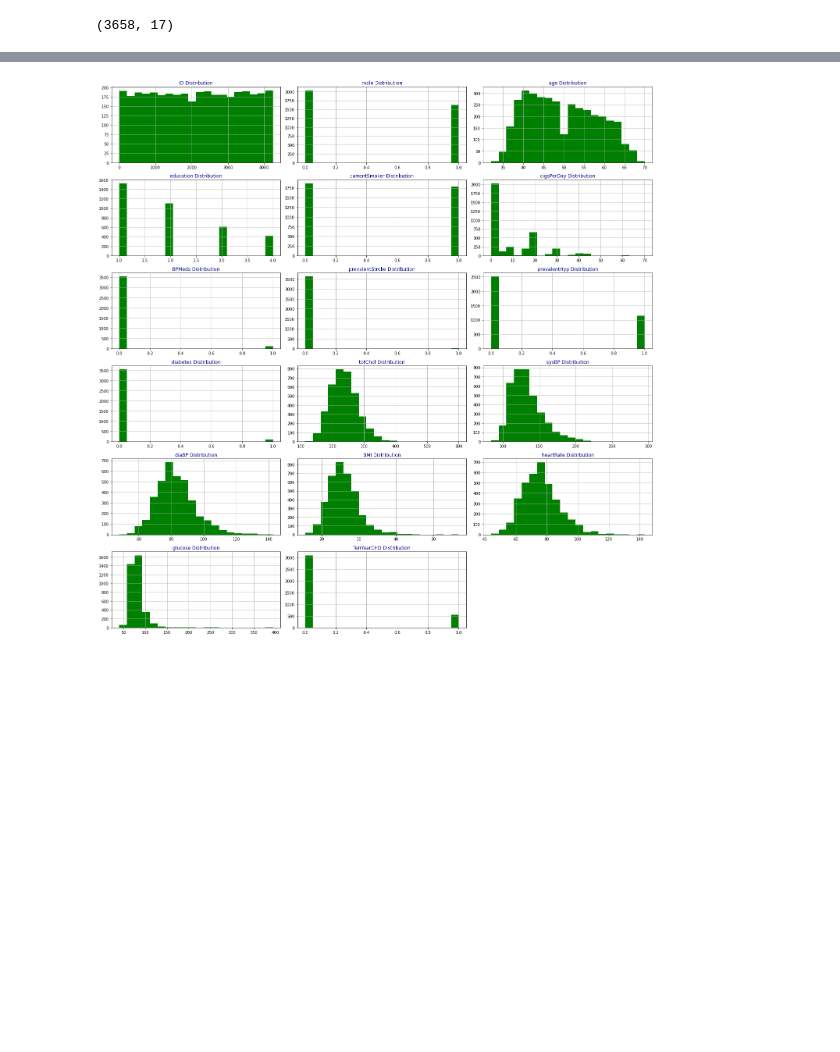
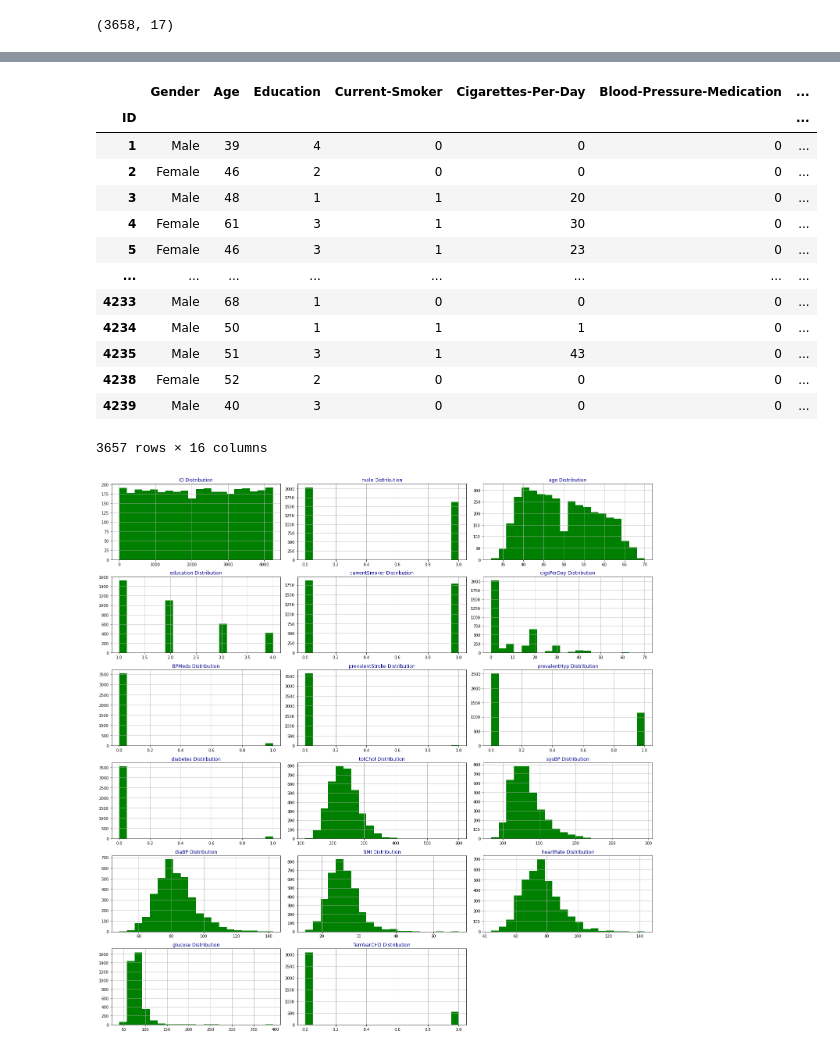
Before and after one commit to sajedehsaremi/Healthy-tuples, a Jupyter notebook: DataAnalysis.ipynb, the cells around one changed output, grey strips where cells are left out. Drawn from its saved outputs; the diff is of its cells as text; code cells hidden in the pictures; blank space fills up the shorter version.

```diff
--- a/DataAnalysis.ipynb
+++ b/DataAnalysis.ipynb
@@ -98,3 +123,29 @@ memory usage: 514.4 KB
+# %%
+df2 = df1.rename(columns = {"male": "Gender","age": "Age","currentSmoker":"Current-Smoker",
+                                           "cigsPerDay":"Cigarettes-Per-Day","education":"Education",
+                                            "prevalentStroke":"Prevalent-Stroke","prevalentHyp":"Prevalent-Hyp",
+                                           "diabetes":"Diabetes","totChol":"Total-Cholesterol",
+                                           "sysBP":"Systolic-Blood-Pressure","BPMeds":"Blood-Pressure-Medication","diaBP":"Diastolic-Blood-Pressure",
+                                           "heartRate":"Heart-Rate","glucose":"Glucose","TenYearCHD":"Ten-Year-CHD"})
+df2["Gender"]= df2["Gender"].replace(1, "Male")
+df2["Gender"]= df2["Gender"].replace(0, "Female")
+
+df2.head(-1)
+# %% [output]
+|  | Gender | Age | Education | Current-Smoker | Cigarettes-Per-Day | Blood-Pressure-Medication | ... |
+| ID |  |  |  |  |  |  | ... |
+| 1 | Male | 39 | 4 | 0 | 0 | 0 | ... |
+| 2 | Female | 46 | 2 | 0 | 0 | 0 | ... |
+| 3 | Male | 48 | 1 | 1 | 20 | 0 | ... |
+| 4 | Female | 61 | 3 | 1 | 30 | 0 | ... |
+| 5 | Female | 46 | 3 | 1 | 23 | 0 | ... |
+| ... | ... | ... | ... | ... | ... | ... | ... |
+| 4233 | Male | 68 | 1 | 0 | 0 | 0 | ... |
+| 4234 | Male | 50 | 1 | 1 | 1 | 0 | ... |
+| 4235 | Male | 51 | 3 | 1 | 43 | 0 | ... |
+| 4238 | Female | 52 | 2 | 0 | 0 | 0 | ... |
+| 4239 | Male | 40 | 3 | 0 | 0 | 0 | ... |
+3657 rows × 16 columns
 # %%
 #Exploratory Analysis
 def draw_histograms(dataframe, features, rows, cols):
```
Also changed, not shown: parts of 2 cells of this notebook.
